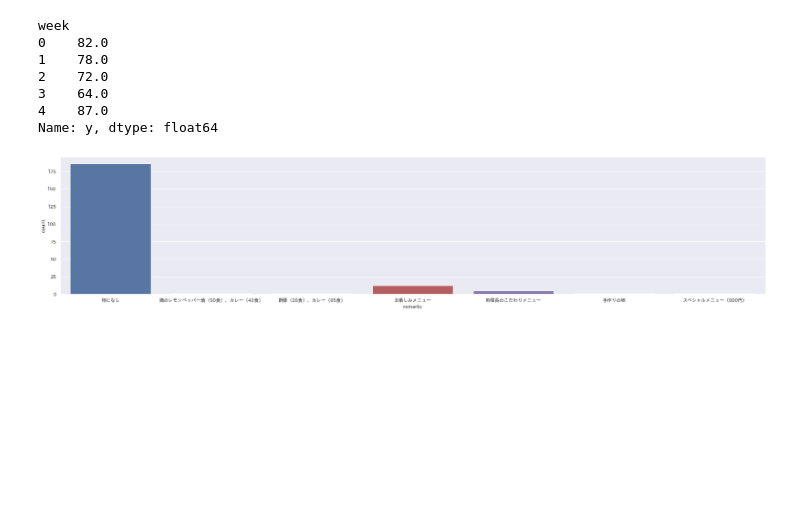
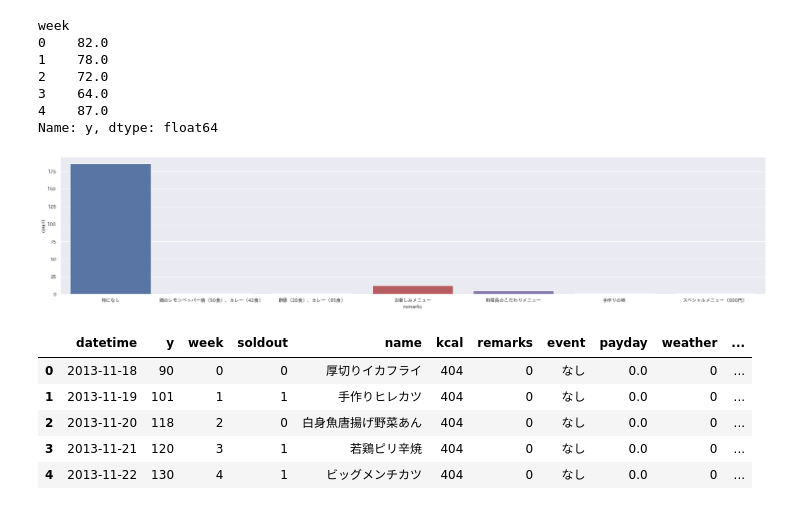
Before and after one commit to wakana23/anime2021, a Jupyter notebook: 数値計算法IDay4.ipynb, the cells around one changed output. Saved outputs shown, nothing was run; the diff lists cells and outputs as text; code cells hidden in the pictures; blank space fills up the shorter version.

```diff
--- a/数値計算法IDay4.ipynb
+++ b/数値計算法IDay4.ipynb
@@ -201,6 +201,16 @@ df['remarks']=df['remarks'].map({
      '料理長のこだわりメニュー': 6,
      '手作りの味': 7, 'スペシャルメニュー（800円）':8
 })
+# %%
+df['remarks'] = df['remarks'].fillna(df['remarks'].mean()).astype(int)
+df.head()
+# %% [output]
+|  | datetime | y | week | soldout | name | kcal | remarks | event | payday | weather | ... |
+| 0 | 2013-11-18 | 90 | 0 | 0 | 厚切りイカフライ | 404 | 0 | なし | 0.0 | 0 | ... |
+| 1 | 2013-11-19 | 101 | 1 | 1 | 手作りヒレカツ | 404 | 0 | なし | 0.0 | 0 | ... |
+| 2 | 2013-11-20 | 118 | 2 | 0 | 白身魚唐揚げ野菜あん | 404 | 0 | なし | 0.0 | 0 | ... |
+| 3 | 2013-11-21 | 120 | 3 | 1 | 若鶏ピリ辛焼 | 404 | 0 | なし | 0.0 | 0 | ... |
+| 4 | 2013-11-22 | 130 | 4 | 1 | ビッグメンチカツ | 404 | 0 | なし | 0.0 | 0 | ... |
 # %%
 df_remarks = pd.get_dummies(df['remarks'], dummy_na=False, columns=['remarks'])
 df_remarks.head()
```
Also changed, not shown: parts of 6 cells of this notebook.
